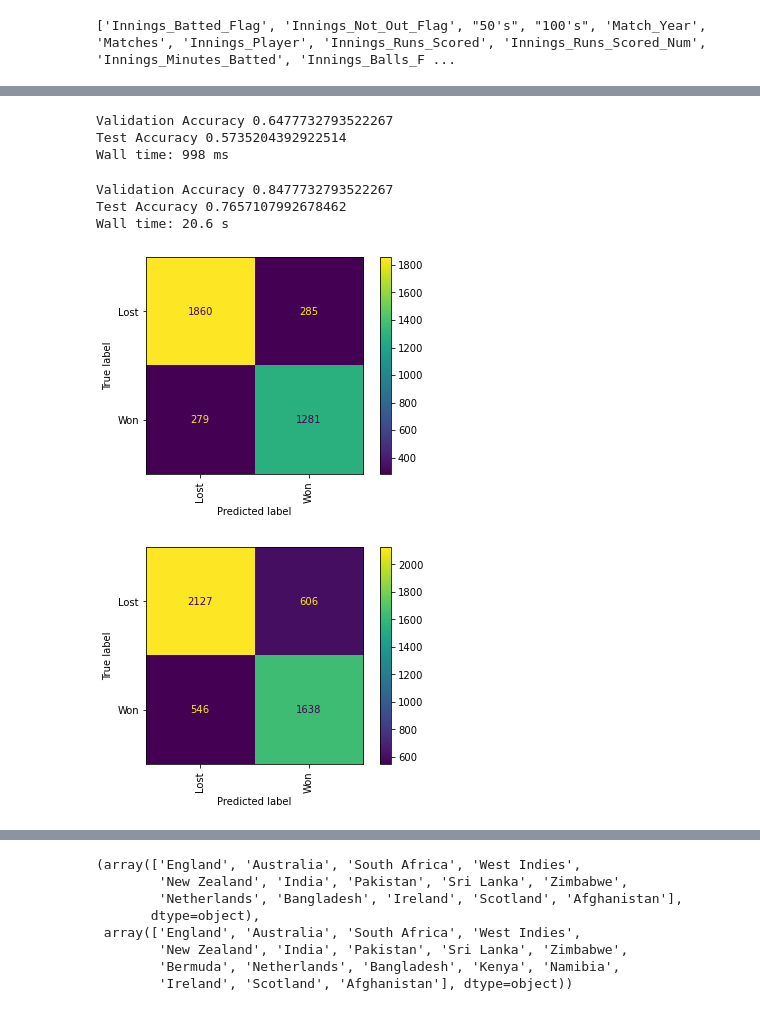
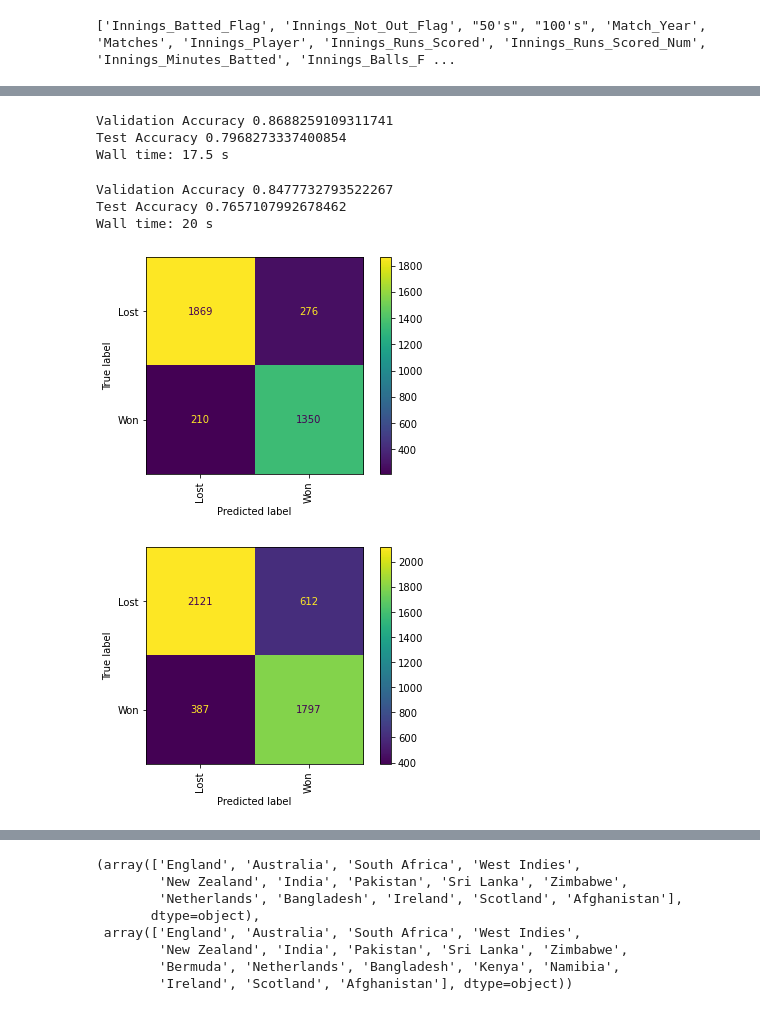
Before and after one commit to alfaroqueIslam/cricket-match-results, a Jupyter notebook: notebooks/Unit_2_Project.ipynb, the cells around one changed output, grey strips where cells are left out. Drawn from its saved outputs; the diff is of its cells as text; code cells hidden in the pictures.

```diff
--- a/notebooks/Unit_2_Project.ipynb
+++ b/notebooks/Unit_2_Project.ipynb
@@ -198,0 +192,14 @@ Please also refer to the documentation for alternative solver options:
+# %%
+%%time
+pipeline1 = make_pipeline(
+    ce.OneHotEncoder(),
+    SimpleImputer(strategy='median'),
+    LogisticRegression()
+)
+
+
+pipeline1.fit(X_train, y_train)
+vn1 = pipeline1.score(X_val, y_val)
+tn1 = pipeline1.score(X_test, y_test)
+print('Validation Accuracy', vn1)
+print('Test Accuracy', tn1)
@@ -222,42 +230,46 @@ Wall time: 20.6 s
+# %%
+%%time
+pipeline2 = make_pipeline(
+    ce.OneHotEncoder(),
+    SimpleImputer(strategy='median'),
+    tree.DecisionTreeClassifier()
+)
+
+
+pipeline2.fit(X_train, y_train)
+vn2 = pipeline2.score(X_val, y_val)
+tn2 = pipeline2.score(X_test, y_test)
+print('Validation Accuracy', vn2)
+print('Test Accuracy', tn2)
+# %% [output]
+Validation Accuracy 0.8688259109311741
+Test Accuracy 0.7968273337400854
+Wall time: 17.5 s
 # %%
 %%time
-pipeline = make_pipeline(
-    ce.OrdinalEncoder(),
+pipeline3 = make_pipeline(
+    ce.OneHotEncoder(),
     SimpleImputer(strategy='median'),
     RandomForestClassifier(random_state=0, n_jobs=-1)
 )
 
 
-pipeline.fit(X_train, y_train)
-print('Validation Accuracy', pipeline.score(X_val, y_val))
-print('Test Accuracy', pipeline.score(X_test, y_test))
+pipeline3.fit(X_train, y_train)
+vn3 = pipeline3.score(X_val, y_val)
+tn3 = pipeline3.score(X_test, y_test)
+print('Validation Accuracy', vn3)
+print('Test Accuracy', tn3)
 # %% [output]
-Validation Accuracy 0.6477732793522267
-Test Accuracy 0.5735204392922514
-Wall time: 998 ms
+Validation Accuracy 0.8477732793522267
+Test Accuracy 0.7657107992678462
+Wall time: 20 s
-# %%
-%%time
-pipeline = make_pipeline(
-    ce.OneHotEncoder(),
-    SimpleImputer(strategy='median'),
-    RandomForestClassifier(random_state=0, n_jobs=-1)
-)
-
-
-pipeline.fit(X_train, y_train)
-print('Validation Accuracy', pipeline.score(X_val, y_val))
-print('Test Accuracy', pipeline.score(X_test, y_test))
-# %% [output]
-Validation Accuracy 0.8477732793522267
-Test Accuracy 0.7657107992678462
-Wall time: 20.6 s
 # %%
 from sklearn.metrics import plot_confusion_matrix
-plot_confusion_matrix(pipeline, X_val, y_val, values_format='.0f', xticks_rotation='vertical');
+plot_confusion_matrix(pipeline2, X_val, y_val, values_format='.0f', xticks_rotation='vertical');
 # %% [output]
-[figure, old version]
+[figure, new version]
 # %%
 from sklearn.metrics import plot_confusion_matrix
-plot_confusion_matrix(pipeline, X_test, y_test, values_format='.0f', xticks_rotation='vertical');
+plot_confusion_matrix(pipeline2, X_test, y_test, values_format='.0f', xticks_rotation='vertical');
 # %% [output]
-[figure, old version]
+[figure, new version]
```
Also changed, not shown: parts of 35 cells of this notebook.
